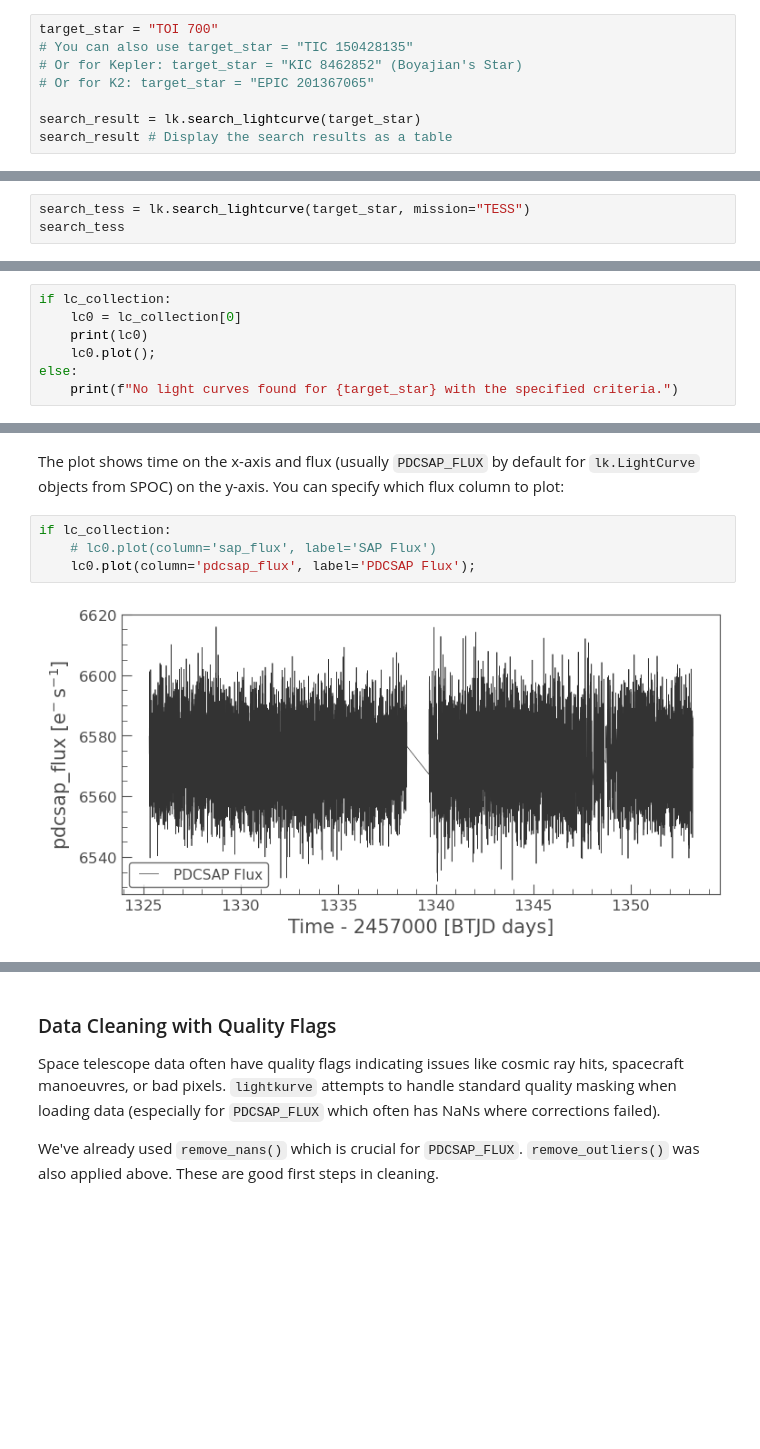
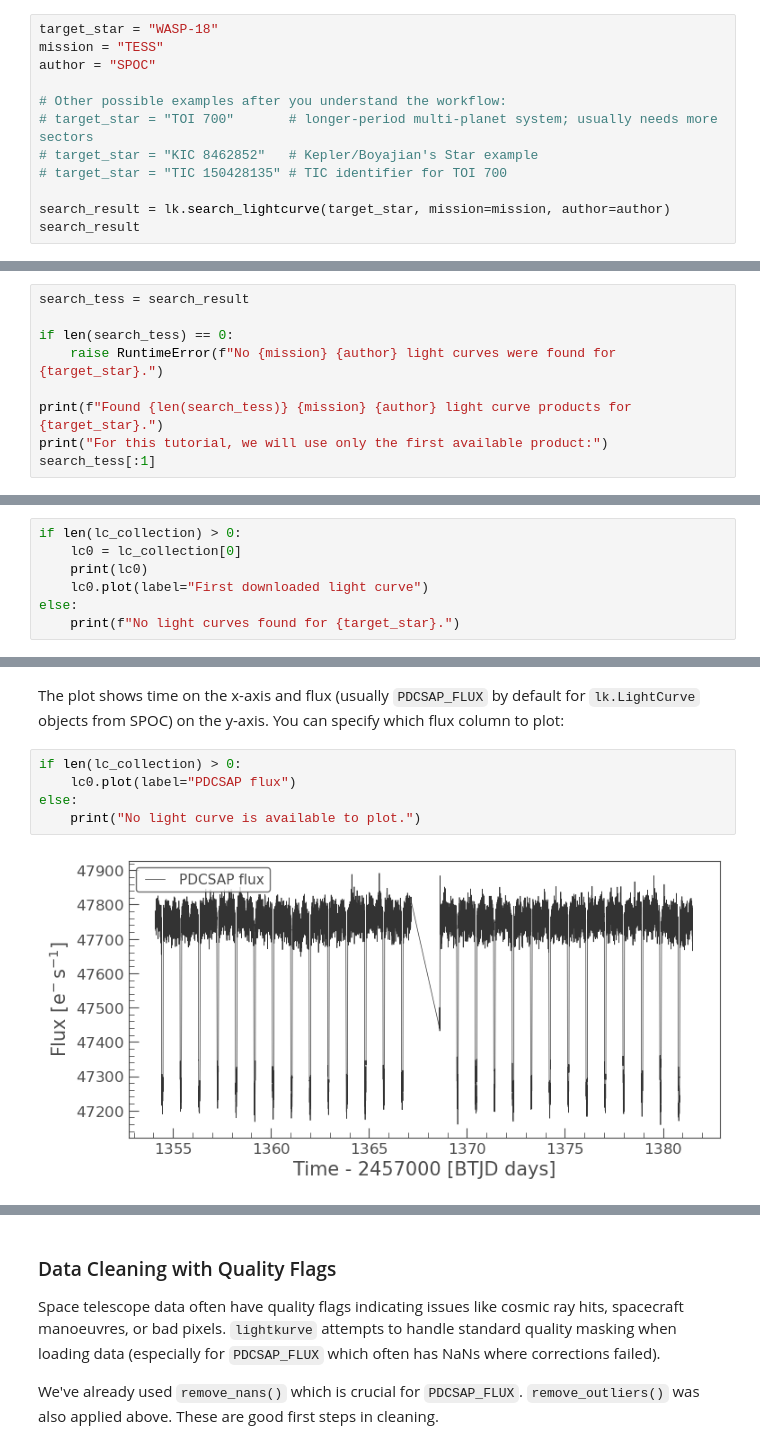
Before and after one commit to saturnaxis/exoplanet-binary, a Jupyter notebook: Tutorials/archival-data.ipynb, the cells around one changed output, grey strips where cells are left out. Cells and saved outputs as stored; diff of their text form; blank space fills up the shorter version.

```diff
--- a/Tutorials/archival-data.ipynb
+++ b/Tutorials/archival-data.ipynb
@@ -45,9 +76,13 @@ Let's search for data for the star **TOI 700**, a star known to host exoplanets,
 # %%
-target_star = "TOI 700"
-# You can also use target_star = "TIC 150428135"
-# Or for Kepler: target_star = "KIC 8462852" (Boyajian's Star)
-# Or for K2: target_star = "EPIC 201367065"
+target_star = "WASP-18"
+mission = "TESS"
+author = "SPOC"
 
-search_result = lk.search_lightcurve(target_star)
-search_result # Display the search results as a table
+# Other possible examples after you understand the workflow:
+# target_star = "TOI 700"       # longer-period multi-planet system; usually needs more sectors
+# target_star = "KIC 8462852"   # Kepler/Boyajian's Star example
+# target_star = "TIC 150428135" # TIC identifier for TOI 700
+
+search_result = lk.search_lightcurve(target_star, mission=mission, author=author)
+search_result
 # %% [output]
@@ -78,4 +106,10 @@ You can filter these results. For example, if you only want TESS data:
 # %%
-search_tess = lk.search_lightcurve(target_star, mission="TESS")
-search_tess
+search_tess = search_result
+
+if len(search_tess) == 0:
+    raise RuntimeError(f"No {mission} {author} light curves were found for {target_star}.")
+
+print(f"Found {len(search_tess)} {mission} {author} light curve products for {target_star}.")
+print("For this tutorial, we will use only the first available product:")
+search_tess[:1]
 # %% [output]
@@ -164,10 +192,10 @@ LightCurveCollection of 55 objects:
 # %%
-if lc_collection:
+if len(lc_collection) > 0:
     lc0 = lc_collection[0]
     print(lc0)
-    lc0.plot();
+    lc0.plot(label="First downloaded light curve")
 else:
-    print(f"No light curves found for {target_star} with the specified criteria.")
+    print(f"No light curves found for {target_star}.")
 # %% [output]
        time             flux      ...   pos_corr1      pos_corr2
                     electron / s  ...      pix            pix
@@ -190,11 +218,12 @@ Length = 18279 rows
 # %% [markdown]
 The plot shows time on the x-axis and flux (usually `PDCSAP_FLUX` by default for `lk.LightCurve` objects from SPOC) on the y-axis. You can specify which flux column to plot:
 # %%
-if lc_collection:
-    # lc0.plot(column='sap_flux', label='SAP Flux')
-    lc0.plot(column='pdcsap_flux', label='PDCSAP Flux');
+if len(lc_collection) > 0:
+    lc0.plot(label="PDCSAP flux")
+else:
+    print("No light curve is available to plot.")
 # %% [output]
-[figure, old version]
+[figure, new version]
 # %% [markdown]
 ## Working with Light Curve Files (LCFs)
 
```
Also changed, not shown: parts of 27 cells of this notebook, 38 other files.
